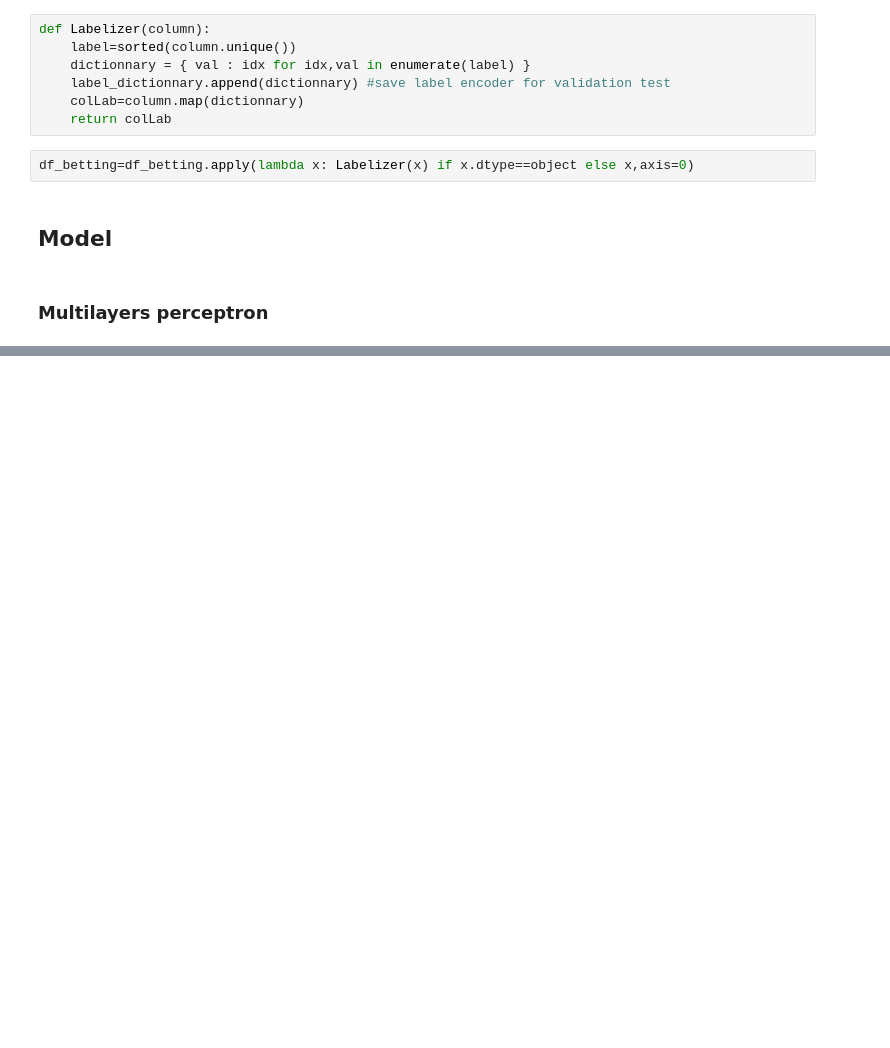
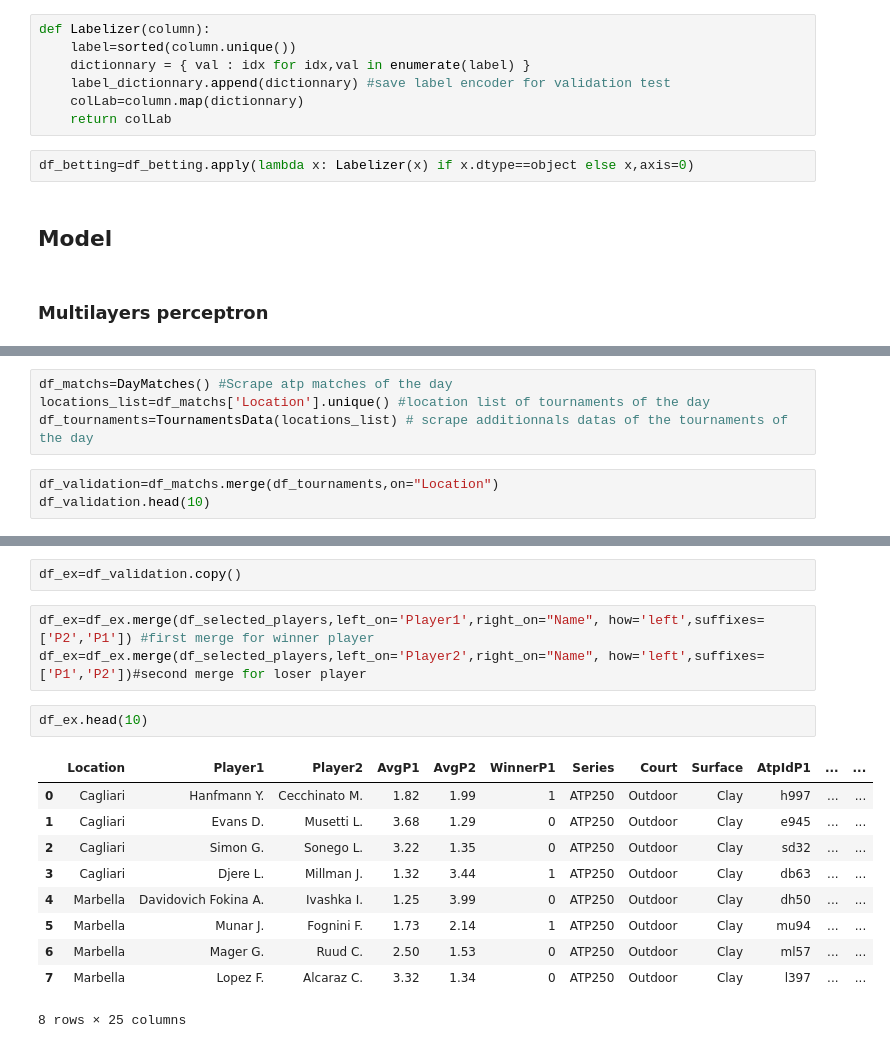
Before and after one commit to pmecchia/atp_matches, a Jupyter notebook: Clean Notebook.ipynb, the cells around one changed output, grey strips where cells are left out. Saved outputs shown, nothing was run; the diff lists cells and outputs as text; blank space fills up the shorter version.

```diff
--- a/Clean Notebook.ipynb
+++ b/Clean Notebook.ipynb
@@ -425,0 +648,7 @@ history=Ml_model.fit(X,y,epochs=200, batch_size=250,verbose=0)
+# %%
+df_matchs=DayMatches() #Scrape atp matches of the day
+locations_list=df_matchs['Location'].unique() #location list of tournaments of the day
+df_tournaments=TournamentsData(locations_list) # scrape additionnals datas of the tournaments of the day
+# %%
+df_validation=df_matchs.merge(df_tournaments,on="Location")
+df_validation.head(10)
@@ -425,0 +665,18 @@ history=Ml_model.fit(X,y,epochs=200, batch_size=250,verbose=0)
+# %%
+df_ex=df_validation.copy()
+# %%
+df_ex=df_ex.merge(df_selected_players,left_on='Player1',right_on="Name", how='left',suffixes=['P2','P1']) #first merge for winner player
+df_ex=df_ex.merge(df_selected_players,left_on='Player2',right_on="Name", how='left',suffixes=['P1','P2'])#second merge for loser player
+# %%
+df_ex.head(10)
+# %% [output]
+|  | Location | Player1 | Player2 | AvgP1 | AvgP2 | WinnerP1 | Series | Court | Surface | AtpIdP1 | ... | ... |
+| 0 | Cagliari | Hanfmann Y. | Cecchinato M. | 1.82 | 1.99 | 1 | ATP250 | Outdoor | Clay | h997 | ... | ... |
+| 1 | Cagliari | Evans D. | Musetti L. | 3.68 | 1.29 | 0 | ATP250 | Outdoor | Clay | e945 | ... | ... |
+| 2 | Cagliari | Simon G. | Sonego L. | 3.22 | 1.35 | 0 | ATP250 | Outdoor | Clay | sd32 | ... | ... |
+| 3 | Cagliari | Djere L. | Millman J. | 1.32 | 3.44 | 1 | ATP250 | Outdoor | Clay | db63 | ... | ... |
+| 4 | Marbella | Davidovich Fokina A. | Ivashka I. | 1.25 | 3.99 | 0 | ATP250 | Outdoor | Clay | dh50 | ... | ... |
+| 5 | Marbella | Munar J. | Fognini F. | 1.73 | 2.14 | 1 | ATP250 | Outdoor | Clay | mu94 | ... | ... |
+| 6 | Marbella | Mager G. | Ruud C. | 2.50 | 1.53 | 0 | ATP250 | Outdoor | Clay | ml57 | ... | ... |
+| 7 | Marbella | Lopez F. | Alcaraz C. | 3.32 | 1.34 | 0 | ATP250 | Outdoor | Clay | l397 | ... | ... |
+8 rows × 25 columns
```
Also changed, not shown: parts of 17 cells of this notebook.
